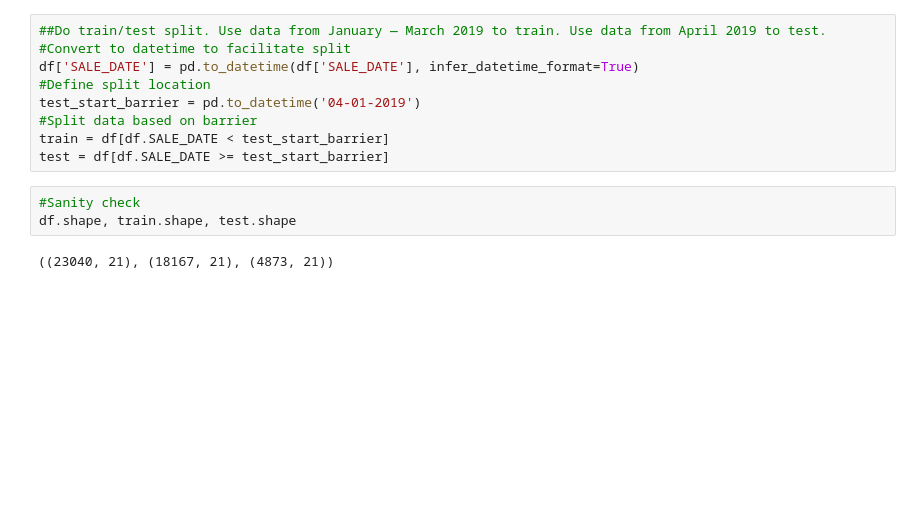
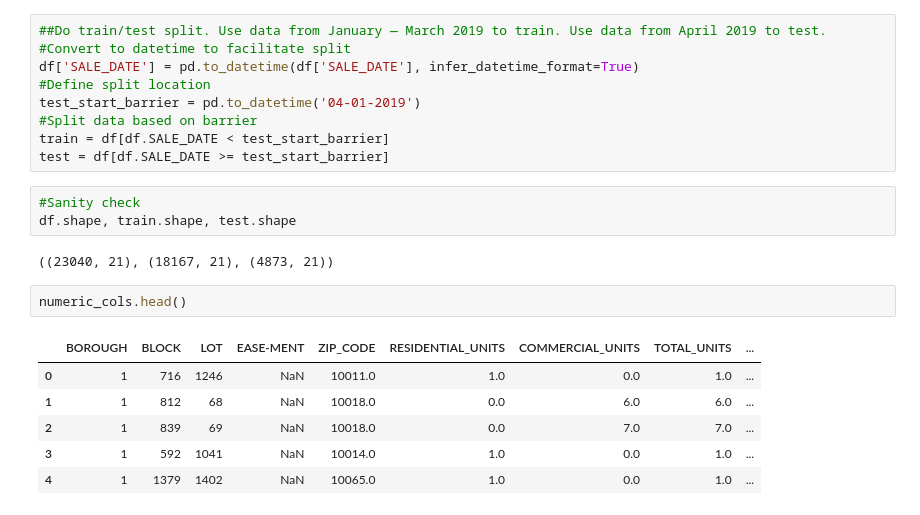
Before and after one commit to AdrianduPlessis/DS-Unit-2-Regression-Classification, a Jupyter notebook: module3/assignment_regression_classification_3.ipynb, the cells around one changed output. Saved outputs shown, nothing was run; the diff lists cells and outputs as text; blank space fills up the shorter version.

```diff
--- a/module3/assignment_regression_classification_3.ipynb
+++ b/module3/assignment_regression_classification_3.ipynb
@@ -131,6 +133,15 @@ test = df[df.SALE_DATE >= test_start_barrier]
 df.shape, train.shape, test.shape
 # %% [output]
 ((23040, 21), (18167, 21), (4873, 21))
+# %%
+numeric_cols.head()
+# %% [output]
+|  | BOROUGH | BLOCK | LOT | EASE-MENT | ZIP_CODE | RESIDENTIAL_UNITS | COMMERCIAL_UNITS | TOTAL_UNITS | ... |
+| 0 | 1 | 716 | 1246 | NaN | 10011.0 | 1.0 | 0.0 | 1.0 | ... |
+| 1 | 1 | 812 | 68 | NaN | 10018.0 | 0.0 | 6.0 | 6.0 | ... |
+| 2 | 1 | 839 | 69 | NaN | 10018.0 | 0.0 | 7.0 | 7.0 | ... |
+| 3 | 1 | 592 | 1041 | NaN | 10014.0 | 1.0 | 0.0 | 1.0 | ... |
+| 4 | 1 | 1379 | 1402 | NaN | 10065.0 | 1.0 | 0.0 | 1.0 | ... |
 # %%
 ##Do exploratory visualizations with Seaborn.
 import seaborn as sns
```
Also changed, not shown: parts of 5 cells of this notebook.
